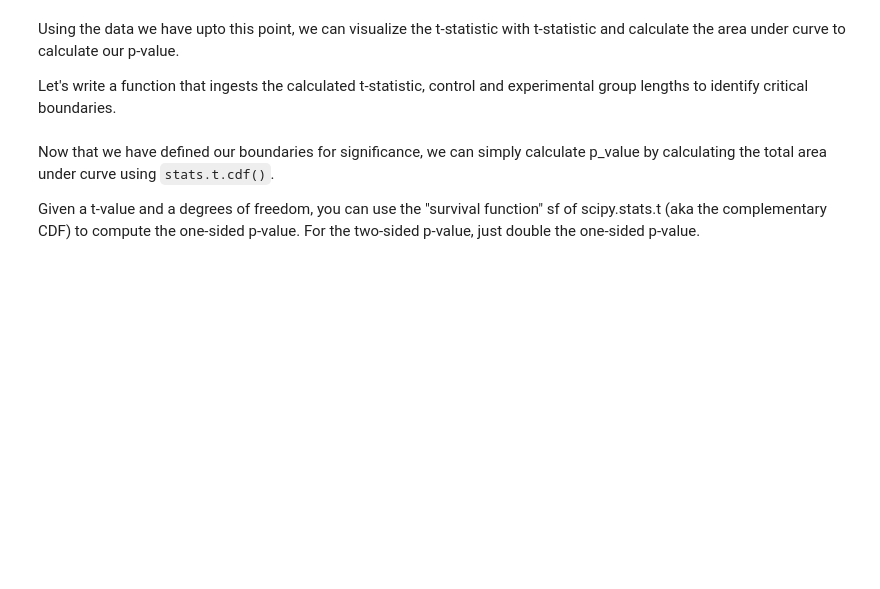
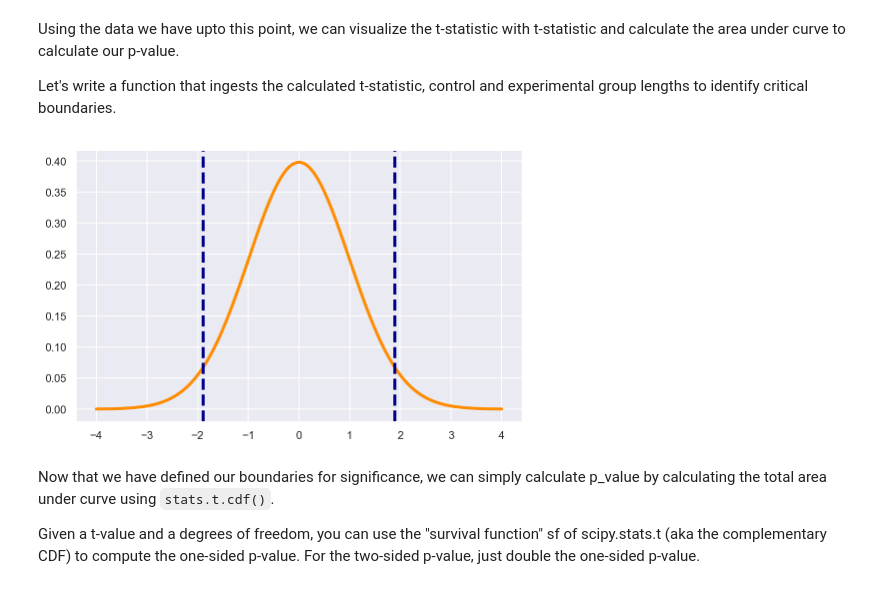
Before and after one commit to MissAle17/dsc-2-20-09-2-sample-t-tests-lab-online-ds-sp-000, a Jupyter notebook: index.ipynb, the cells around one changed output. Saved outputs shown, nothing was run; the diff lists cells and outputs as text; code cells hidden in the pictures; blank space fills up the shorter version.

```diff
--- a/index.ipynb
+++ b/index.ipynb
@@ -154,22 +154,24 @@ Let's write a function that ingests the calculated t-statistic, control and expe
 # %%
 # Visualize t and p_value
 
 def visualize_t(t_stat, n_control, n_experimental):
 
     # initialize a matplotlib "figure"
     fig = plt.figure(figsize=(8,5))
     ax = fig.gca()
     # generate points on the x axis between -4 and 4:
     xs = np.linspace(-4, 4, 500)
     # use stats.t.pdf to get values on the probability density function for the t-distribution
     ys = stats.t.pdf(xs, (n_control+n_experimental-2), 0, 1)
     # Draw two sided boundary for critical-t
     ax.plot(xs, ys, linewidth=3, color='darkorange')
     ax.axvline(t_stat, color = 'darkblue', linestyle = '--', lw=3)
     ax.axvline(-t_stat, color = 'darkblue', linestyle = '--', lw=3)
     plt.show()
     return None
 
 n_control = len(control)
-n_experimental = None
+n_experimental = len(experimental)
 visualize_t(t_stat, n_control, n_experimental)
+# %% [output]
+[figure, added]
```
Also changed, not shown: parts of 1 cell of this notebook.
